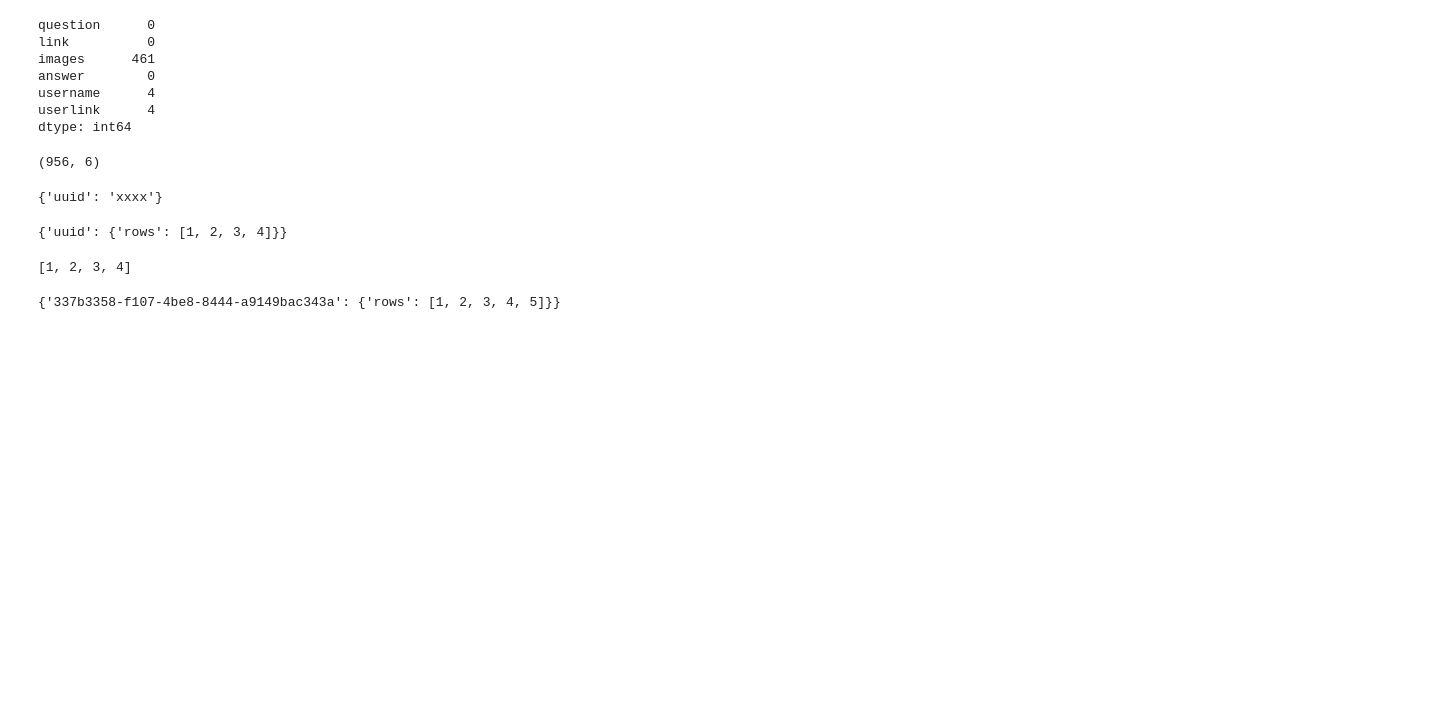
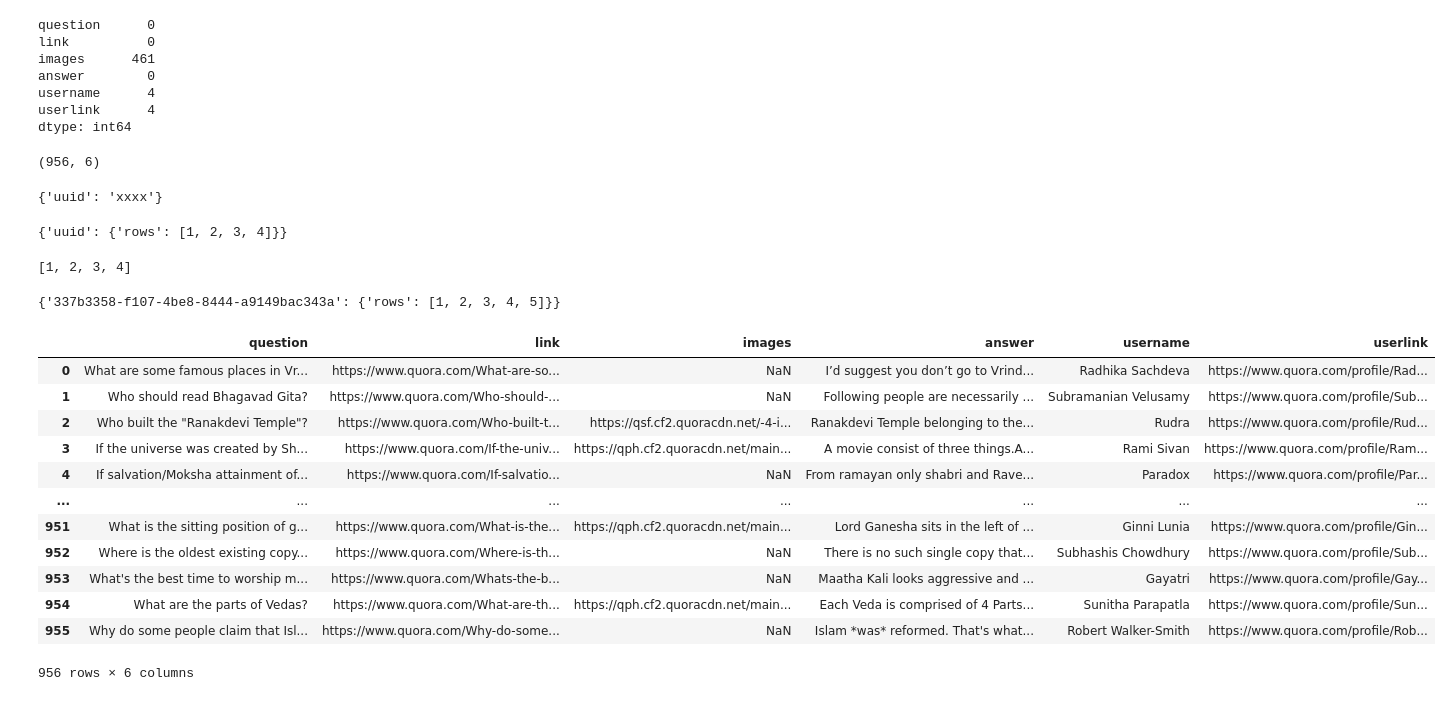
Before and after one commit to AjayKumarChintada/Moderation_Tool_Quora_Data, a Jupyter notebook: main.ipynb, the cells around one changed output. Drawn from its saved outputs; the diff is of its cells as text; code cells hidden in the pictures; blank space fills up the shorter version.

Commit message:
dataset 400 records

```diff
--- a/main.ipynb
+++ b/main.ipynb
@@ -106,3 +106,21 @@ sesssions[uuid_value] = {'rows': rows}
 sesssions
 # %% [output]
 {'337b3358-f107-4be8-8444-a9149bac343a': {'rows': [1, 2, 3, 4, 5]}}
+# %%
+import pandas as pd
+df = pd.read_csv('quora_dataset.csv')
+df
+# %% [output]
+|  | question | link | images | answer | username | userlink |
+| 0 | What are some famous places in Vr... | https://www.quora.com/What-are-so... | NaN | I’d suggest you don’t go to Vrind... | Radhika Sachdeva | https://www.quora.com/profile/Rad... |
+| 1 | Who should read Bhagavad Gita? | https://www.quora.com/Who-should-... | NaN | Following people are necessarily ... | Subramanian Velusamy | https://www.quora.com/profile/Sub... |
+| 2 | Who built the "Ranakdevi Temple"? | https://www.quora.com/Who-built-t... | https://qsf.cf2.quoracdn.net/-4-i... | Ranakdevi Temple belonging to the... | Rudra | https://www.quora.com/profile/Rud... |
+| 3 | If the universe was created by Sh... | https://www.quora.com/If-the-univ... | https://qph.cf2.quoracdn.net/main... | A movie consist of three things.A... | Rami Sivan | https://www.quora.com/profile/Ram... |
+| 4 | If salvation/Moksha attainment of... | https://www.quora.com/If-salvatio... | NaN | From ramayan only shabri and Rave... | Paradox | https://www.quora.com/profile/Par... |
+| ... | ... | ... | ... | ... | ... | ... |
+| 951 | What is the sitting position of g... | https://www.quora.com/What-is-the... | https://qph.cf2.quoracdn.net/main... | Lord Ganesha sits in the left of ... | Ginni Lunia | https://www.quora.com/profile/Gin... |
+| 952 | Where is the oldest existing copy... | https://www.quora.com/Where-is-th... | NaN | There is no such single copy that... | Subhashis Chowdhury | https://www.quora.com/profile/Sub... |
+| 953 | What's the best time to worship m... | https://www.quora.com/Whats-the-b... | NaN | Maatha Kali looks aggressive and ... | Gayatri | https://www.quora.com/profile/Gay... |
+| 954 | What are the parts of Vedas? | https://www.quora.com/What-are-th... | https://qph.cf2.quoracdn.net/main... | Each Veda is comprised of 4 Parts... | Sunitha Parapatla | https://www.quora.com/profile/Sun... |
+| 955 | Why do some people claim that Isl... | https://www.quora.com/Why-do-some... | NaN | Islam *was* reformed. That's what... | Robert Walker-Smith | https://www.quora.com/profile/Rob... |
+956 rows × 6 columns
```
Also changed, not shown: parts of 3 cells of this notebook, 2 other files.
